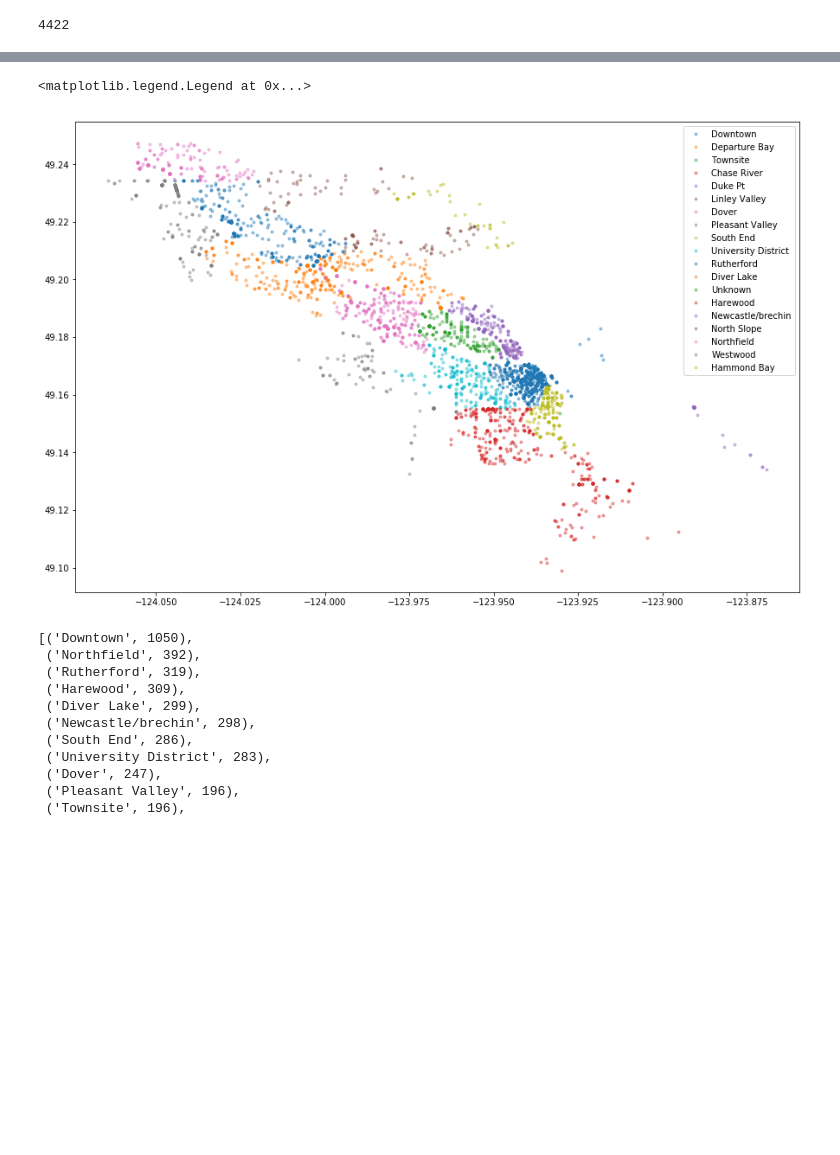
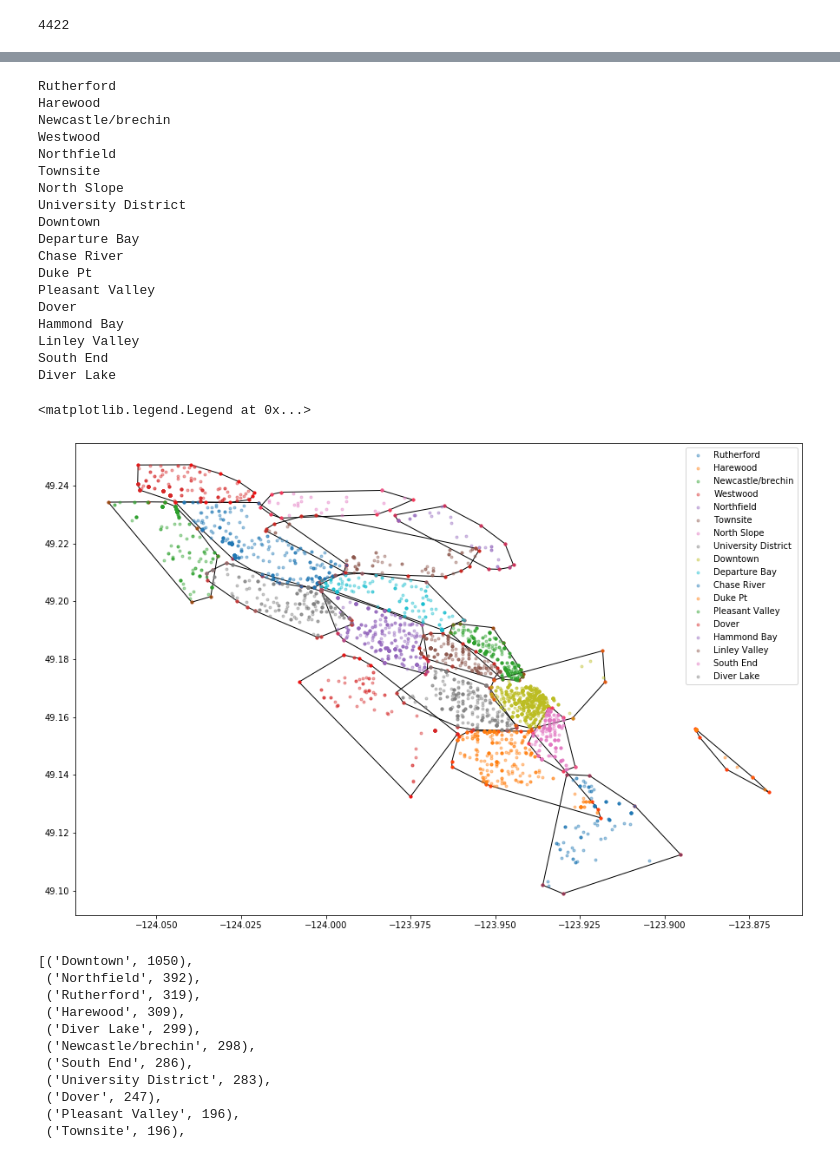
Before and after one commit to jackbullen/Crime-Data-Analysis, a Jupyter notebook: nancrime.ipynb, the cells around one changed output, grey strips where cells are left out. Drawn from its saved outputs; the diff is of its cells as text; code cells hidden in the pictures; blank space fills up the shorter version.

Commit message:
Add: Found the convex hull for each neighbourhood and plotted the points and outline of hull.

```diff
--- a/nancrime.ipynb
+++ b/nancrime.ipynb
@@ -92,28 +92,51 @@ LONG = [(float(crime['long']), crime['neighbourhood']) for crime in dat]
 # %%
 plt.close()
 plt.figure(figsize=(15,10))
 nDat = dict()
 ctDat = dict()
 ctdict = co.defaultdict(int)
 for n in neighbourhoods:
+    if n == "Unknown": continue
 
+    print(n)
     LAT_n = [float(crime['lat']) for crime in dat if crime['neighbourhood']==n]
     LONG_n = [float(crime['long']) for crime in dat if crime['neighbourhood']==n]
     nDat[n] = []
-
     for crime in dat:
         if crime['neighbourhood']==n:
             nDat[n].append(crime)
             ctdict[n]+=1
     ctDat[n] = ctdict
-
+    PTS = np.asarray([(x,y) for x,y in zip(LONG_n,LAT_n)])
+    hull = ConvexHull(PTS)
+    plt.fill(PTS[hull.vertices,0], PTS[hull.vertices,1],fill=False)
+    for i in range(len(hull.vertices)):
+        plt.plot(PTS[hull.vertices[i]][0],PTS[hull.vertices[i]][1], 'r.')
     plt.plot(LONG_n,LAT_n,'o',markersize=3,alpha=0.4,label=n)
     ctdictS = sorted(list(ctdict.items()),key=itemgetter(1))
 
 plt.legend()
 # %% [output]
-<matplotlib.legend.Legend at 0x...>
+Rutherford
+Harewood
+Newcastle/brechin
+Westwood
+Northfield
+Townsite
+North Slope
+University District
+Downtown
+Departure Bay
+Chase River
+Duke Pt
+Pleasant Valley
+Dover
+Hammond Bay
+Linley Valley
+South End
+Diver Lake
+<matplotlib.legend.Legend at 0x...>
-[figure, old version]
+[figure, new version]
 # %%
 ctDatS = sorted(list(ctdict.items()),key=itemgetter(1))[-1:0:-1]
 # %%
```
Also changed, not shown: parts of 12 cells of this notebook.
